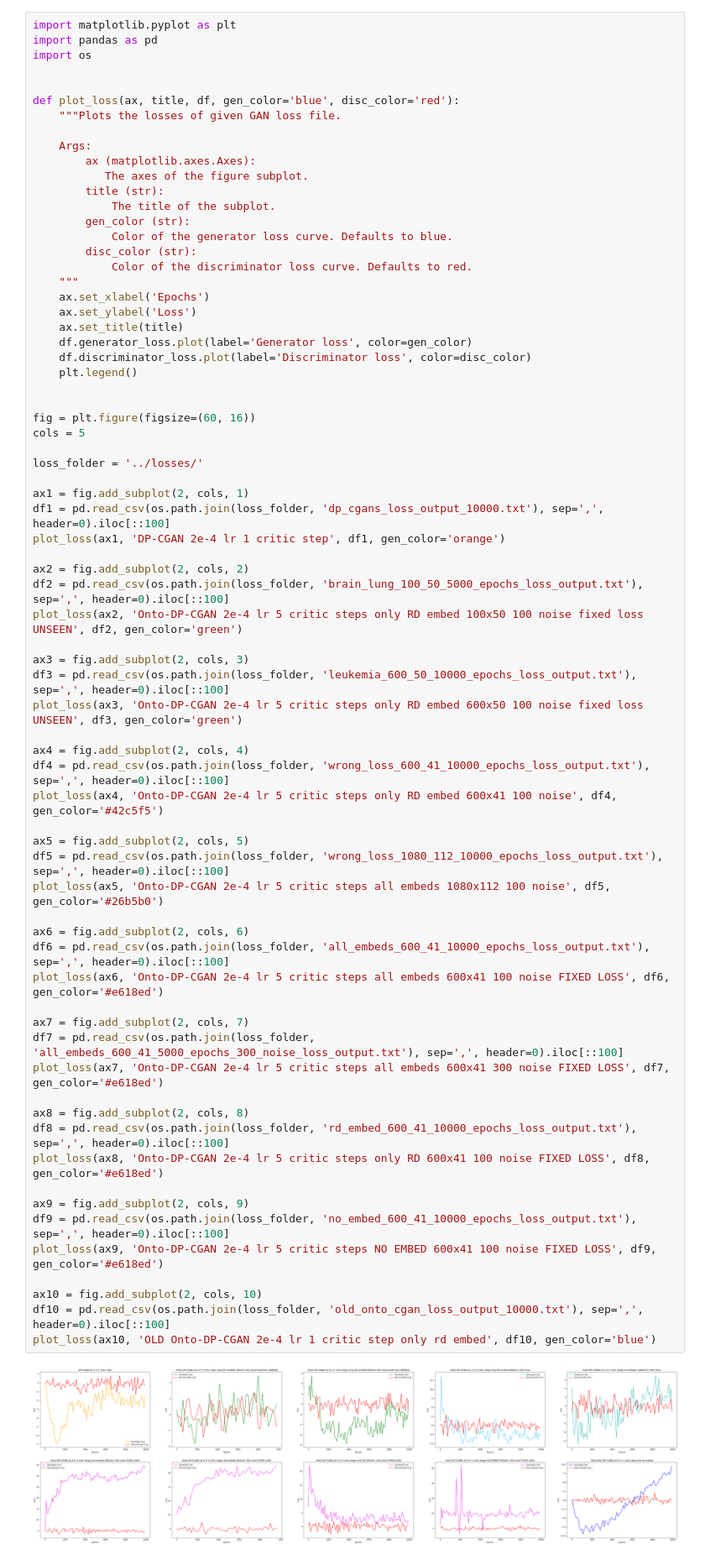
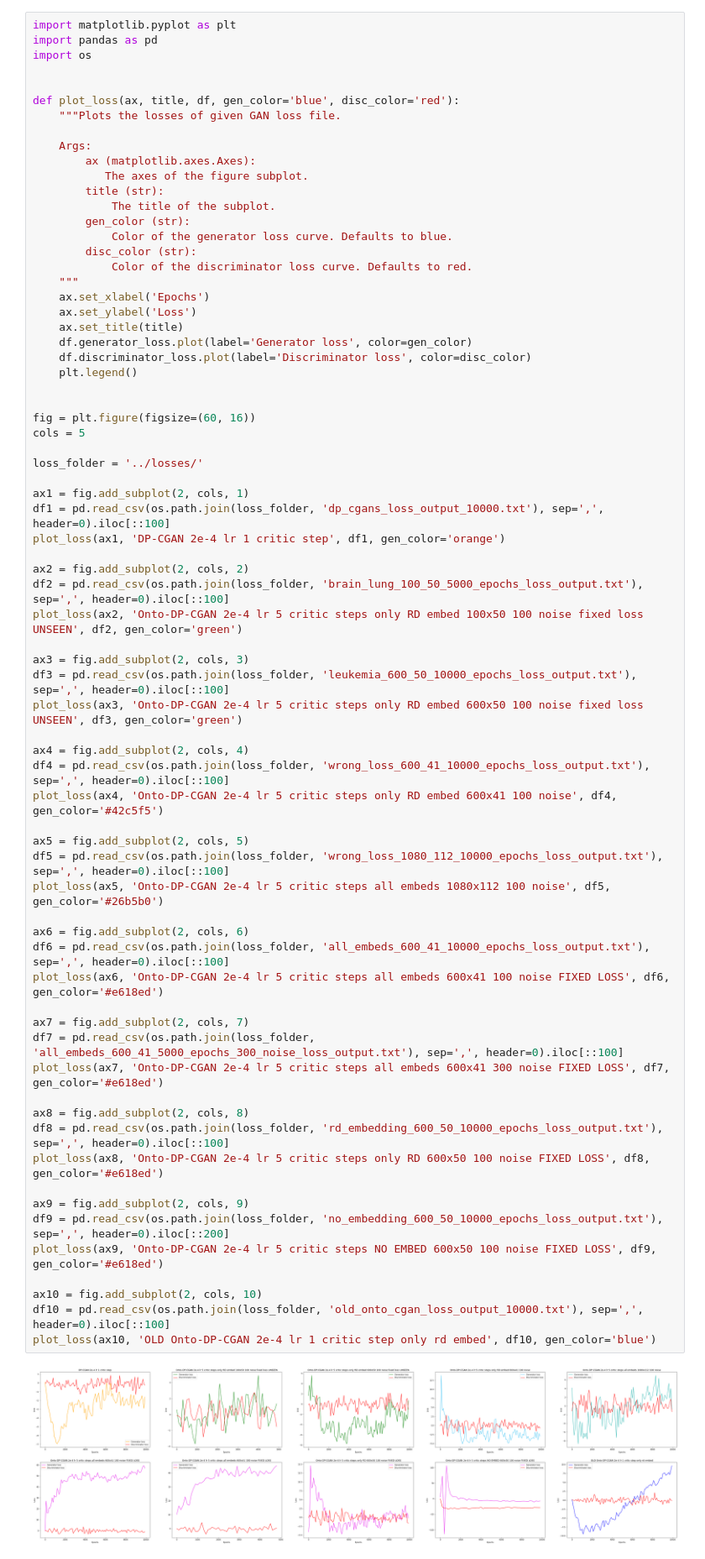
Before and after one commit to sunchang0124/dp_cgans, a Jupyter notebook: resources/notebooks/loss.ipynb, the cells around one changed output. Shown at 84% size. Saved outputs shown, nothing was run; the diff lists cells and outputs as text.

Commit message:
Update loss and samples datasets for no embddings and rd embeddings models

```diff
--- a/resources/notebooks/loss.ipynb
+++ b/resources/notebooks/loss.ipynb
@@ -39,35 +39,35 @@ df2 = pd.read_csv(os.path.join(loss_folder, 'brain_lung_100_50_5000_epochs_loss_
 plot_loss(ax2, 'Onto-DP-CGAN 2e-4 lr 5 critic steps only RD embed 100x50 100 noise fixed loss UNSEEN', df2, gen_color='green')
 
 ax3 = fig.add_subplot(2, cols, 3)
 df3 = pd.read_csv(os.path.join(loss_folder, 'leukemia_600_50_10000_epochs_loss_output.txt'), sep=',', header=0).iloc[::100]
 plot_loss(ax3, 'Onto-DP-CGAN 2e-4 lr 5 critic steps only RD embed 600x50 100 noise fixed loss UNSEEN', df3, gen_color='green')
 
 ax4 = fig.add_subplot(2, cols, 4)
 df4 = pd.read_csv(os.path.join(loss_folder, 'wrong_loss_600_41_10000_epochs_loss_output.txt'), sep=',', header=0).iloc[::100]
 plot_loss(ax4, 'Onto-DP-CGAN 2e-4 lr 5 critic steps only RD embed 600x41 100 noise', df4, gen_color='#42c5f5')
 
 ax5 = fig.add_subplot(2, cols, 5)
 df5 = pd.read_csv(os.path.join(loss_folder, 'wrong_loss_1080_112_10000_epochs_loss_output.txt'), sep=',', header=0).iloc[::100]
 plot_loss(ax5, 'Onto-DP-CGAN 2e-4 lr 5 critic steps all embeds 1080x112 100 noise', df5, gen_color='#26b5b0')
 
 ax6 = fig.add_subplot(2, cols, 6)
 df6 = pd.read_csv(os.path.join(loss_folder, 'all_embeds_600_41_10000_epochs_loss_output.txt'), sep=',', header=0).iloc[::100]
 plot_loss(ax6, 'Onto-DP-CGAN 2e-4 lr 5 critic steps all embeds 600x41 100 noise FIXED LOSS', df6, gen_color='#e618ed')
 
 ax7 = fig.add_subplot(2, cols, 7)
 df7 = pd.read_csv(os.path.join(loss_folder, 'all_embeds_600_41_5000_epochs_300_noise_loss_output.txt'), sep=',', header=0).iloc[::100]
 plot_loss(ax7, 'Onto-DP-CGAN 2e-4 lr 5 critic steps all embeds 600x41 300 noise FIXED LOSS', df7, gen_color='#e618ed')
 
 ax8 = fig.add_subplot(2, cols, 8)
-df8 = pd.read_csv(os.path.join(loss_folder, 'rd_embed_600_41_10000_epochs_loss_output.txt'), sep=',', header=0).iloc[::100]
-plot_loss(ax8, 'Onto-DP-CGAN 2e-4 lr 5 critic steps only RD 600x41 100 noise FIXED LOSS', df8, gen_color='#e618ed')
+df8 = pd.read_csv(os.path.join(loss_folder, 'rd_embedding_600_50_10000_epochs_loss_output.txt'), sep=',', header=0).iloc[::100]
+plot_loss(ax8, 'Onto-DP-CGAN 2e-4 lr 5 critic steps only RD 600x50 100 noise FIXED LOSS', df8, gen_color='#e618ed')
 
 ax9 = fig.add_subplot(2, cols, 9)
-df9 = pd.read_csv(os.path.join(loss_folder, 'no_embed_600_41_10000_epochs_loss_output.txt'), sep=',', header=0).iloc[::100]
-plot_loss(ax9, 'Onto-DP-CGAN 2e-4 lr 5 critic steps NO EMBED 600x41 100 noise FIXED LOSS', df9, gen_color='#e618ed')
+df9 = pd.read_csv(os.path.join(loss_folder, 'no_embedding_600_50_10000_epochs_loss_output.txt'), sep=',', header=0).iloc[::200]
+plot_loss(ax9, 'Onto-DP-CGAN 2e-4 lr 5 critic steps NO EMBED 600x50 100 noise FIXED LOSS', df9, gen_color='#e618ed')
 
 ax10 = fig.add_subplot(2, cols, 10)
 df10 = pd.read_csv(os.path.join(loss_folder, 'old_onto_cgan_loss_output_10000.txt'), sep=',', header=0).iloc[::100]
 plot_loss(ax10, 'OLD Onto-DP-CGAN 2e-4 lr 1 critic step only rd embed', df10, gen_color='blue')
 # %% [output]
-[figure, old version]
+[figure, new version]
```
Also changed, not shown: 5 other files.
